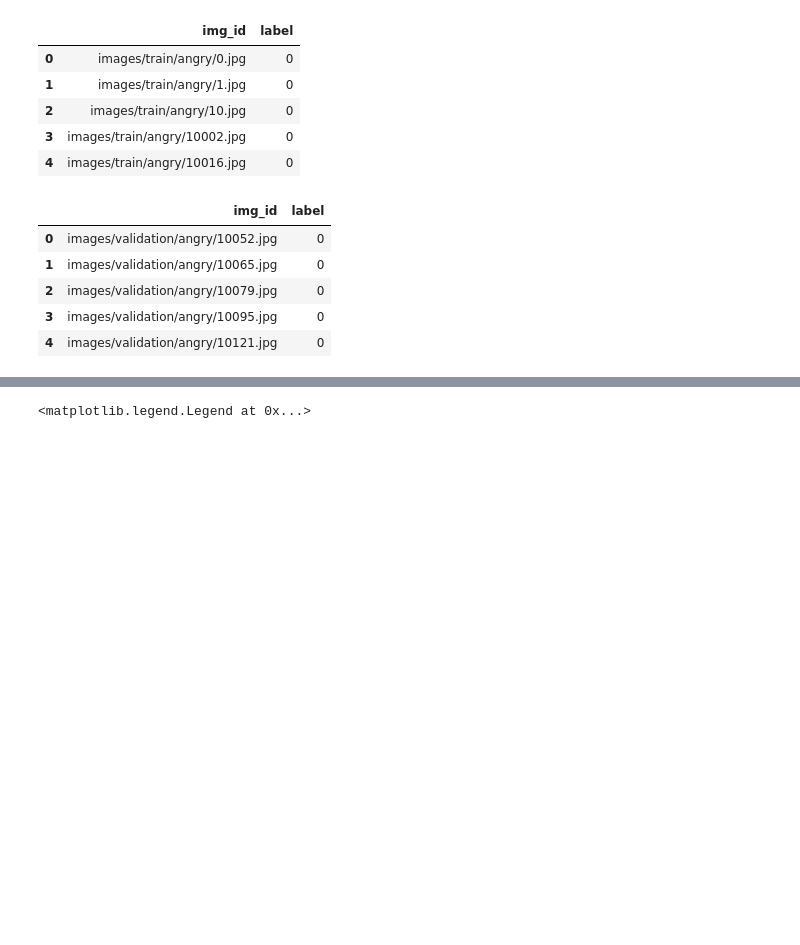
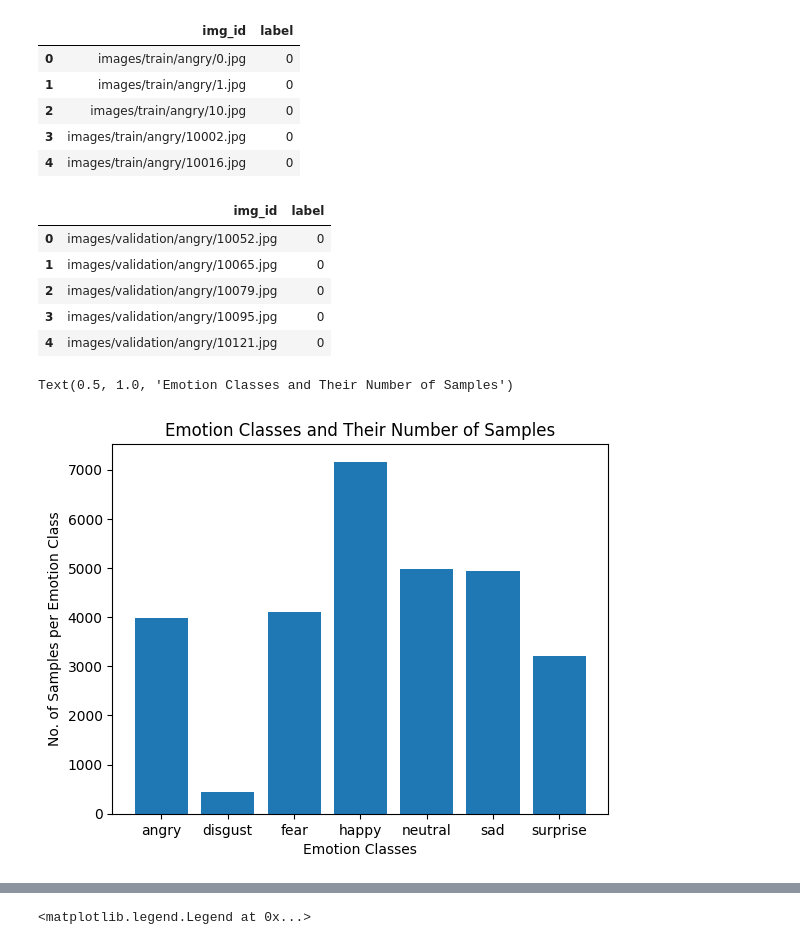
Before and after one commit to MohammadYs77/Real-time-Emotion-Recognition-with-Pytorch, a Jupyter notebook: Code.ipynb, the cells around one changed output, grey strips where cells are left out. Saved outputs shown, nothing was run; the diff lists cells and outputs as text; code cells hidden in the pictures; blank space fills up the shorter version.

```diff
--- a/Code.ipynb
+++ b/Code.ipynb
@@ -110,6 +111,14 @@ val_df.head()
 | 2 | images/validation/angry/10079.jpg | 0 |
 | 3 | images/validation/angry/10095.jpg | 0 |
 | 4 | images/validation/angry/10121.jpg | 0 |
+# %%
+plt.bar(list(label_class.values()), list(tr_df['label'].value_counts().sort_index()))
+plt.xlabel("Emotion Classes")
+plt.ylabel("No. of Samples per Emotion Class")
+plt.title("Emotion Classes and Their Number of Samples")
+# %% [output]
+Text(0.5, 1.0, 'Emotion Classes and Their Number of Samples')
+[figure, added]
 # %%
 class ImageDataset(Dataset):
     def __init__(self, df, transform=None, shuffle_data=True):
```
Also changed, not shown: parts of 8 cells of this notebook.
